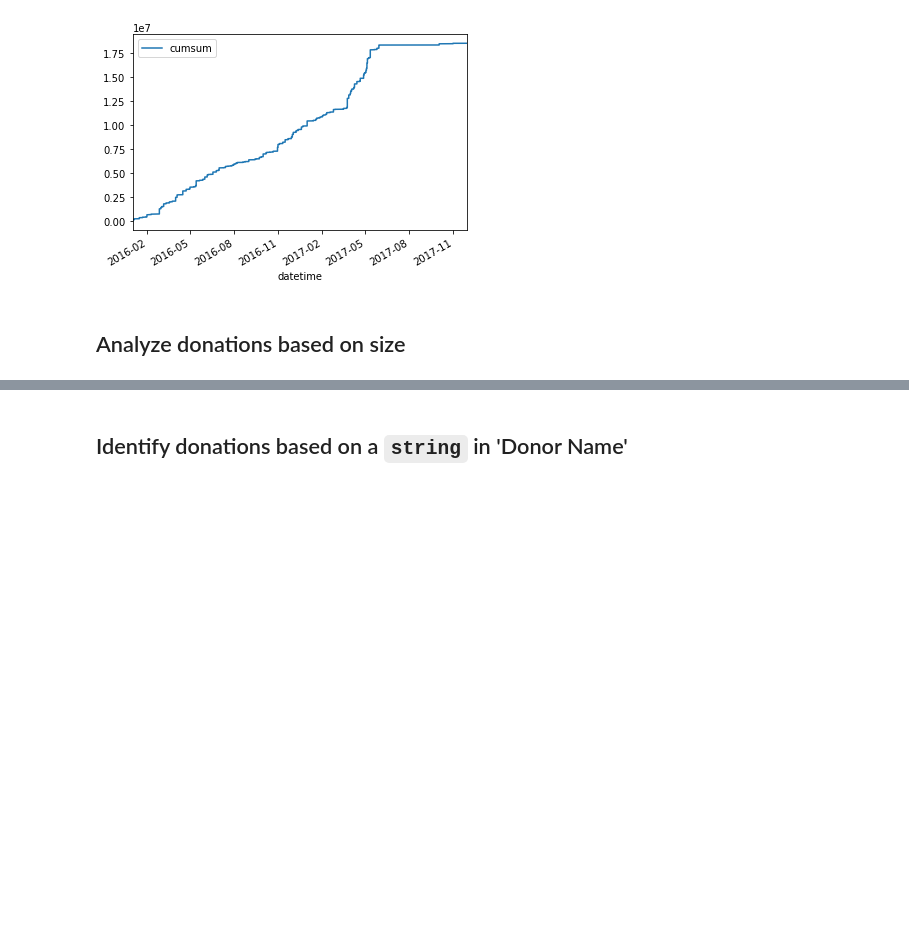
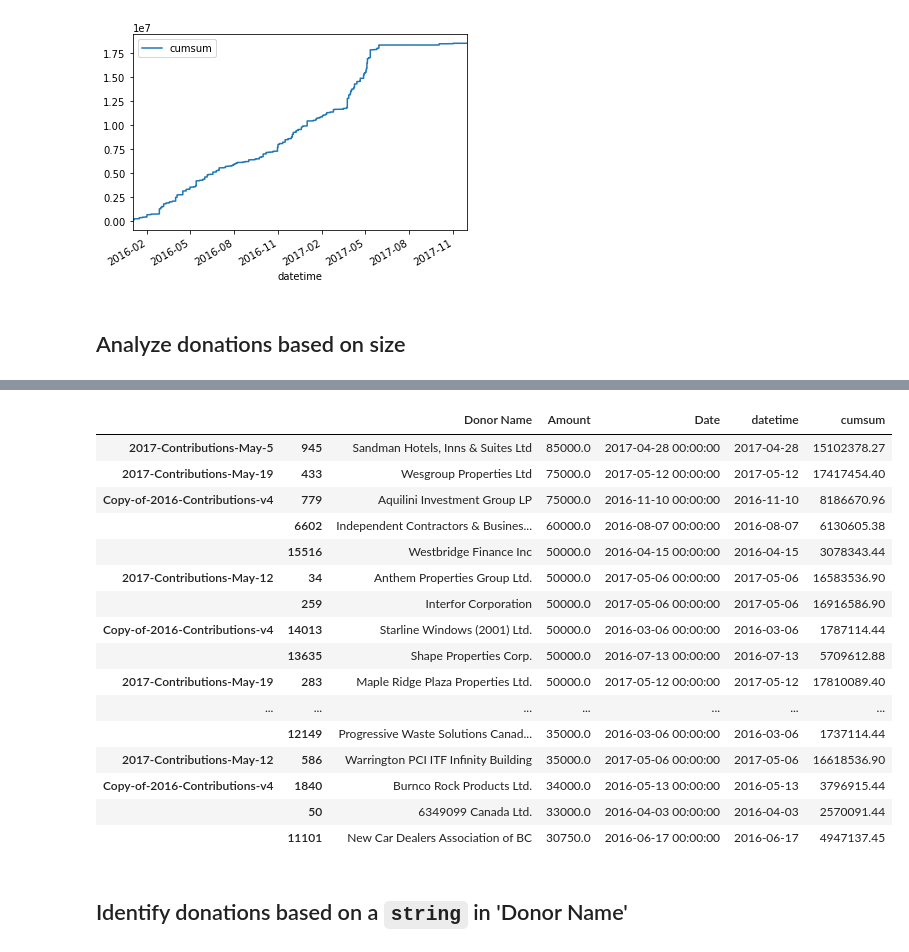
Before and after one commit to colliand/2017-bc-election, a Jupyter notebook: bcliberals-donations.ipynb, the cells around one changed output, grey strips where cells are left out. Cells and saved outputs as stored; diff of their text form; code cells hidden in the pictures; blank space fills up the shorter version.

```diff
--- a/bcliberals-donations.ipynb
+++ b/bcliberals-donations.ipynb
@@ -124,7 +124,7 @@ df.plot(x='datetime',y='cumsum')
 ## Analyze donations based on size
 # %%
 ## Restrict attention to donations exceeding a threshold amount
-big = df.loc[df['Amount'] > 25000]
+big = df.loc[df['Amount'] > 30000]
 # %%
 ## Big Donations as a fraction of total donations
 big['Amount'].sum()/df['Amount'].sum()
@@ -153,3 +133,23 @@ big
+# %%
+big.sort_values(by='Amount', ascending = False)
+# %% [output]
+|  |  | Donor Name | Amount | Date | datetime | cumsum |
+| 2017-Contributions-May-5 | 945 | Sandman Hotels, Inns & Suites Ltd | 85000.0 | 2017-04-28 00:00:00 | 2017-04-28 | 15102378.27 |
+| 2017-Contributions-May-19 | 433 | Wesgroup Properties Ltd | 75000.0 | 2017-05-12 00:00:00 | 2017-05-12 | 17417454.40 |
+| Copy-of-2016-Contributions-v4 | 779 | Aquilini Investment Group LP | 75000.0 | 2016-11-10 00:00:00 | 2016-11-10 | 8186670.96 |
+|  | 6602 | Independent Contractors & Busines... | 60000.0 | 2016-08-07 00:00:00 | 2016-08-07 | 6130605.38 |
+|  | 15516 | Westbridge Finance Inc | 50000.0 | 2016-04-15 00:00:00 | 2016-04-15 | 3078343.44 |
+| 2017-Contributions-May-12 | 34 | Anthem Properties Group Ltd. | 50000.0 | 2017-05-06 00:00:00 | 2017-05-06 | 16583536.90 |
+|  | 259 | Interfor Corporation | 50000.0 | 2017-05-06 00:00:00 | 2017-05-06 | 16916586.90 |
+| Copy-of-2016-Contributions-v4 | 14013 | Starline Windows (2001) Ltd. | 50000.0 | 2016-03-06 00:00:00 | 2016-03-06 | 1787114.44 |
+|  | 13635 | Shape Properties Corp. | 50000.0 | 2016-07-13 00:00:00 | 2016-07-13 | 5709612.88 |
+| 2017-Contributions-May-19 | 283 | Maple Ridge Plaza Properties Ltd. | 50000.0 | 2017-05-12 00:00:00 | 2017-05-12 | 17810089.40 |
+| ... | ... | ... | ... | ... | ... | ... |
+|  | 12149 | Progressive Waste Solutions Canad... | 35000.0 | 2016-03-06 00:00:00 | 2016-03-06 | 1737114.44 |
+| 2017-Contributions-May-12 | 586 | Warrington PCI ITF Infinity Building | 35000.0 | 2017-05-06 00:00:00 | 2017-05-06 | 16618536.90 |
+| Copy-of-2016-Contributions-v4 | 1840 | Burnco Rock Products Ltd. | 34000.0 | 2016-05-13 00:00:00 | 2016-05-13 | 3796915.44 |
+|  | 50 | 6349099 Canada Ltd. | 33000.0 | 2016-04-03 00:00:00 | 2016-04-03 | 2570091.44 |
+|  | 11101 | New Car Dealers Association of BC | 30750.0 | 2016-06-17 00:00:00 | 2016-06-17 | 4947137.45 |
 # %% [markdown]
 ## Identify donations based on a `string` in 'Donor Name'
 # %%
```
Also changed, not shown: parts of 4 cells of this notebook.
